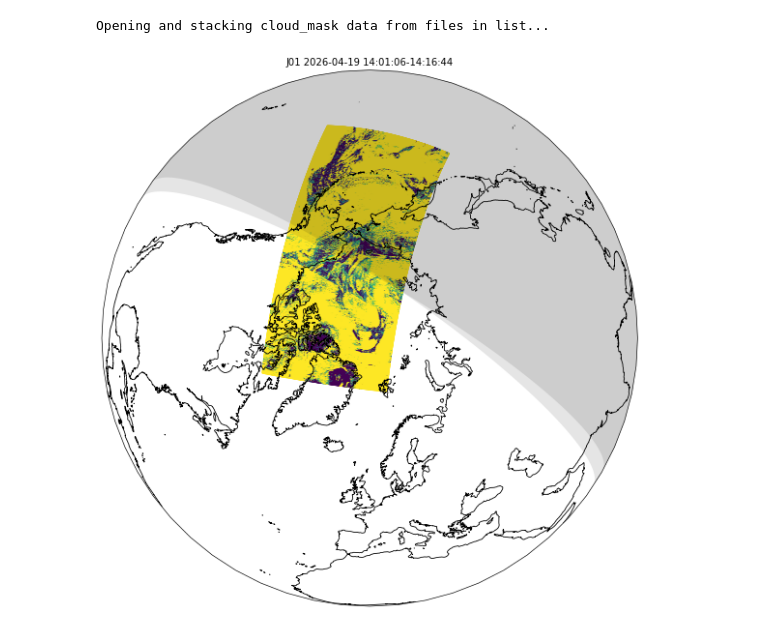
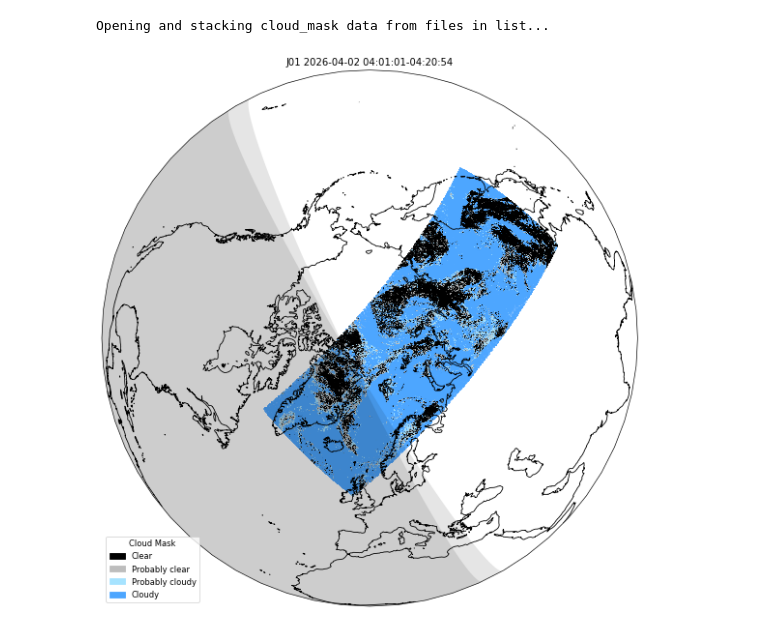
Before and after one commit to jesseturner/spectral_analysis, a Jupyter notebook: explore_clavrx_jpss_data.ipynb, the cells around one changed output. Cells and saved outputs as stored; diff of their text form; code cells hidden in the pictures.

Commit message:
Coloring cloud mask, adding DNB

```diff
--- a/explore_clavrx_jpss_data.ipynb
+++ b/explore_clavrx_jpss_data.ipynb
@@ -61,9 +129,9 @@ def opening_clavrx(filepath_list, dataset):
     return data_array_combined
 # %%
 #--- Much faster after the first one is loaded!
-latitudes = opening_clavrx(filepath_list_sel, dataset='latitude')
-longitudes = opening_clavrx(filepath_list_sel, dataset='longitude')
-cloud_mask = opening_clavrx(filepath_list_sel, dataset='cloud_mask')
+latitudes = opening_clavrx(filepath_list_sat_time, dataset='latitude')
+longitudes = opening_clavrx(filepath_list_sat_time, dataset='longitude')
+cloud_mask = opening_clavrx(filepath_list_sat_time, dataset='cloud_mask')
 # %% [output]
 Opening and stacking latitude data from files in list...
 Opening and stacking longitude data from files in list...
@@ -75,23 +143,45 @@ latitudes_ds = latitudes[::fy, ::fx]
 longitudes_ds = longitudes[::fy, ::fx]
 cloud_mask_ds = cloud_mask[::fy, ::fx]
 # %%
-dt_start = get_datetime(filepath_list_sel[0])
-dt_end = get_datetime(filepath_list_sel[-1])
+dt_start = get_datetime(filepath_list_sat_time[0])
+dt_end = get_datetime(filepath_list_sat_time[-1])
 
 fig,ax=plt.subplots(1, figsize=(12,12),subplot_kw={'projection': ccrs.Orthographic(central_latitude=90)}, dpi=60)
 
+cloud_colors = [
+        "#000000",   # 0 clear
+        "#BDBDBD",   # 1 probably clear
+        "#A6E3FF",   # 2 probably cloudy
+        "#4DA6FF"    # 3 cloudy
+    ]
+cloud_cmap = ListedColormap(cloud_colors, name="cloud_mask")
+bounds = np.arange(-0.5, 4.5, 1)
+norm = BoundaryNorm(bounds, cloud_cmap.N)
+
 ax.scatter(longitudes_ds, latitudes_ds, c=cloud_mask_ds,
            transform=ccrs.PlateCarree(),
-           vmin=0, vmax=3,
-           s=1)
+           cmap=cloud_cmap, norm=norm,
+           s=0.1, marker='s')
+
+labels = [
+    "Clear",
+    "Probably clear",
+    "Probably cloudy",
+    "Cloudy"
+]
+handles = [
+    mpatches.Patch(color=cloud_colors[i], label=labels[i])
+    for i in range(4)
+]
+ax.legend(handles=handles, title="Cloud Mask", loc="lower left")
 
 ax.set_title(f"{sat_str.upper()} {dt_start.strftime("%Y-%m-%d")} {dt_start.strftime("%H:%M:%S")}-{dt_end.strftime("%H:%M:%S")}")
 ax.set_global()
 ax.coastlines(resolution='50m', color='black', linewidth=1)
 ax.add_feature(Nightshade(dt_start), alpha=0.1)
 ax.add_feature(Nightshade(dt_end), alpha=0.1)
 
 plt.show()
-fig.savefig(f"plots/2026_04_28_cloud_mask_terminator_{sat_str}_{dt_start.strftime("%Y_%m_%d")}.png", dpi=300)
+fig.savefig(f"plots/2026_04_29_cloud_mask_terminator_{sat_str}_{dt_start.strftime("%Y_%m_%d_%H")}.png", dpi=300)
 # %% [output]
-[figure, old version]
+[figure, new version]
```
Also changed, not shown: parts of 8 cells of this notebook.
